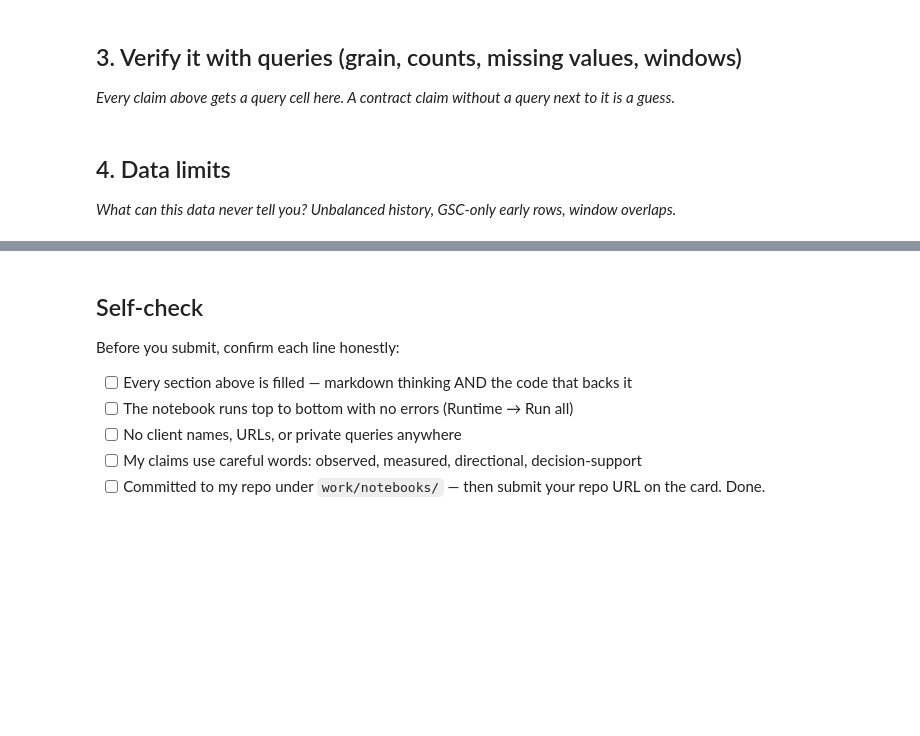
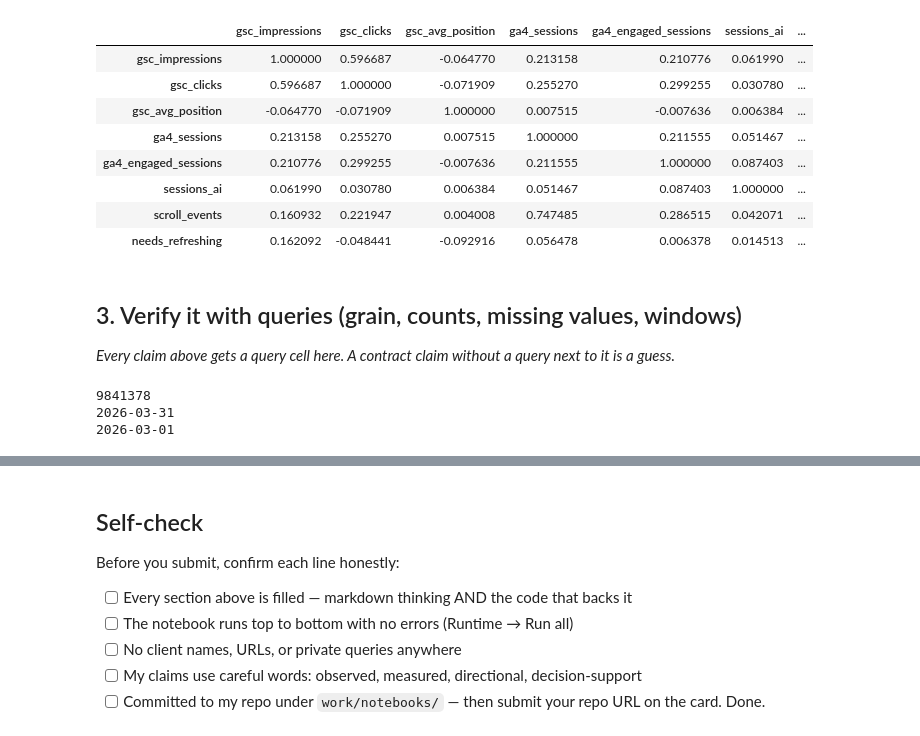
Before and after one commit to estuchis21/ml-internship-week1, a Jupyter notebook: work/notebooks/w03_data_contract.ipynb, the cells around one changed output, grey strips where cells are left out. Cells and saved outputs as stored; diff of their text form; code cells hidden in the pictures; blank space fills up the shorter version.

```diff
--- a/work/notebooks/w03_data_contract.ipynb
+++ b/work/notebooks/w03_data_contract.ipynb
@@ -23,3 +102,66 @@ This skeleton is yours to fill. Work the sections **in order** — each one has
+# %%
+
+# 2. Imputar posición
+df["gsc_avg_position"] = df["gsc_avg_position"].fillna(
+    df["gsc_avg_position"].mean()
+)
+
+
+# 3. Imputar GA4
+ga4_features = [
+    "ga4_sessions",
+    "ga4_engaged_sessions",
+    "sessions_ai",
+    "scroll_events"
+]
+
+df[ga4_features] = df[ga4_features].fillna(0)
+
+
+features = [
+    "gsc_impressions",
+    "gsc_clicks",
+    "gsc_avg_position",
+    "ga4_sessions",
+    "ga4_engaged_sessions",
+    "sessions_ai",
+    "scroll_events"
+]
+
+
+# 5. Dataset de entrada
+X = df[features]
+
+X
+
+df["needs_refreshing"] = (
+    (df["gsc_impressions"] > 10) &
+    (df["gsc_clicks"] == 0)
+).astype(int)
+
+target = df['needs_refreshing']
+
+df_corr = X.copy()
+
+df_corr["needs_refreshing"] = df["needs_refreshing"]
+
+df["needs_refreshing"].value_counts()
+
+correlation = df_corr.corr(
+    numeric_only=True
+)
+
+correlation
+# %% [output]
+|  | gsc_impressions | gsc_clicks | gsc_avg_position | ga4_sessions | ga4_engaged_sessions | sessions_ai | ... |
+| gsc_impressions | 1.000000 | 0.596687 | -0.064770 | 0.213158 | 0.210776 | 0.061990 | ... |
+| gsc_clicks | 0.596687 | 1.000000 | -0.071909 | 0.255270 | 0.299255 | 0.030780 | ... |
+| gsc_avg_position | -0.064770 | -0.071909 | 1.000000 | 0.007515 | -0.007636 | 0.006384 | ... |
+| ga4_sessions | 0.213158 | 0.255270 | 0.007515 | 1.000000 | 0.211555 | 0.051467 | ... |
+| ga4_engaged_sessions | 0.210776 | 0.299255 | -0.007636 | 0.211555 | 1.000000 | 0.087403 | ... |
+| sessions_ai | 0.061990 | 0.030780 | 0.006384 | 0.051467 | 0.087403 | 1.000000 | ... |
+| scroll_events | 0.160932 | 0.221947 | 0.004008 | 0.747485 | 0.286515 | 0.042071 | ... |
+| needs_refreshing | 0.162092 | -0.048441 | -0.092916 | 0.056478 | 0.006378 | 0.014513 | ... |
 # %% [markdown]
 ## 3. Verify it with queries (grain, counts, missing values, windows)
 
@@ -27,7 +169,14 @@ This skeleton is yours to fill. Work the sections **in order** — each one has
 # %%
 # This cell is for CODE (numbers, a query, a check).
 # Write your text answer in the cell ABOVE this one — typing sentences here breaks Run All.
+duplicated = df.duplicated(
+    subset=["report_date", "client_hash_id", "content_hash_id"]
+).sum()
+
+print(df.shape[0])
+print(df['report_date'].max())
+print(df['report_date'].min())
+# %% [output]
+9841378
+2026-03-31
+2026-03-01
-# %% [markdown]
-## 4. Data limits
-
-*What can this data never tell you? Unbalanced history, GSC-only early rows, window overlaps.*
```
Also changed, not shown: parts of 8 cells of this notebook.
